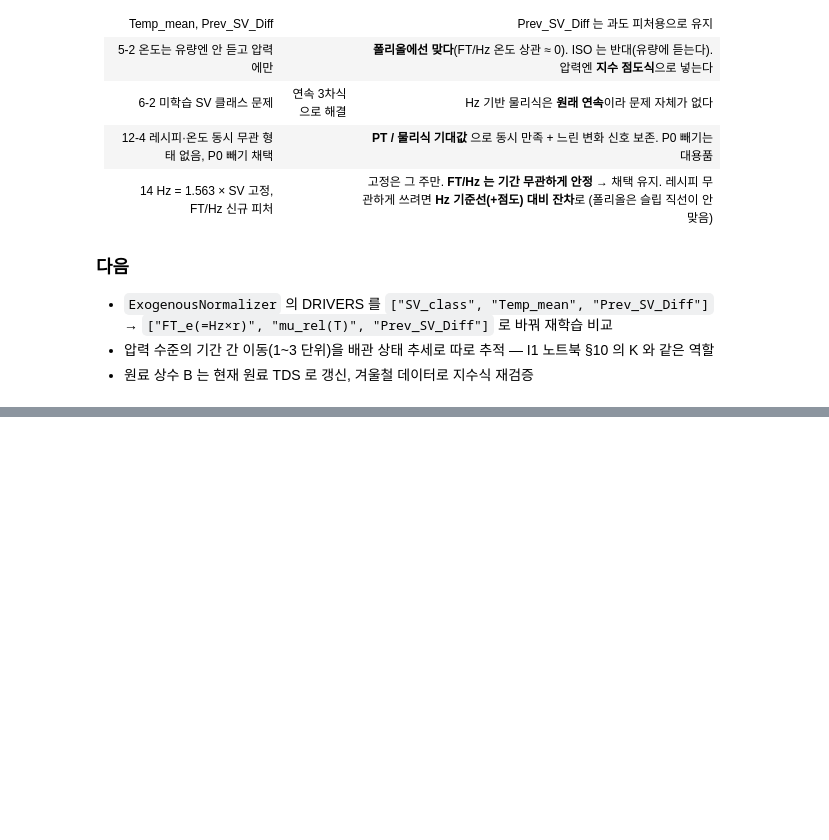
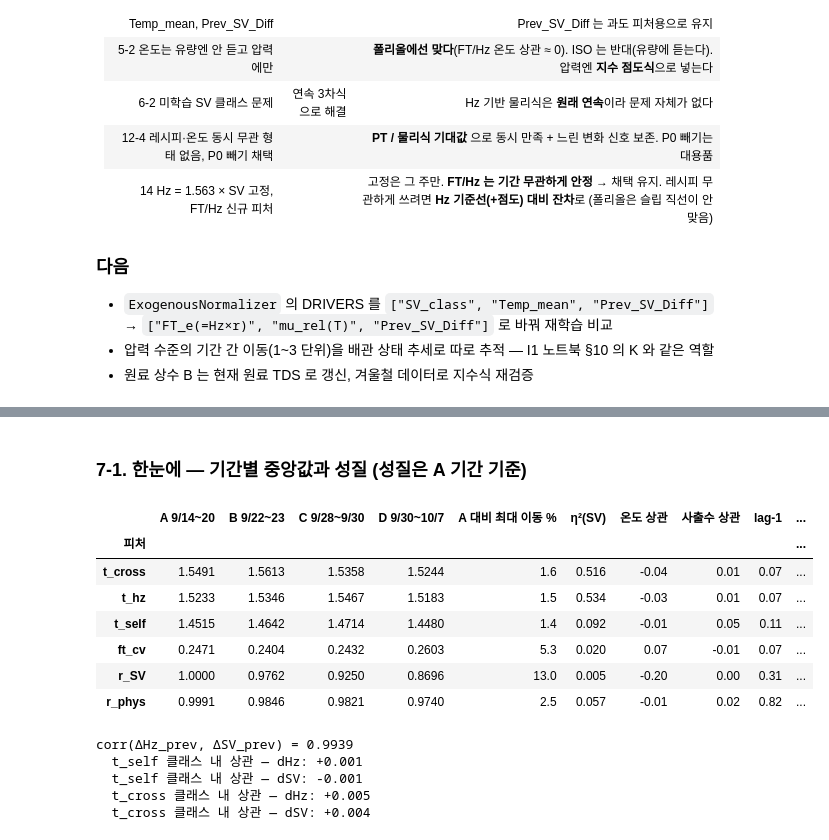
Before and after one commit to JeonJae02/KTA_Train, a Jupyter notebook: now_vis.ipynb, the cells around one changed output, grey strips where cells are left out. Saved outputs shown, nothing was run; the diff lists cells and outputs as text; code cells hidden in the pictures; blank space fills up the shorter version.

```diff
--- a/now_vis.ipynb
+++ b/now_vis.ipynb
@@ -529,0 +634,38 @@ Hz 기준선: 계수 [ 0.628675  0.007826 -0.001695 -0.006894]  — 점도항은
+# %% [markdown]
+### 7-1. 한눈에 — 기간별 중앙값과 성질 (성질은 A 기간 기준)
+# %%
+rows = []
+for f in ["t_cross", "t_hz", "t_self", "ft_cv", "r_SV", "r_phys"]:
+    row = {"피처": f}
+    for k, v in PT7.items():
+        row[k.split(" (")[0]] = round(v[f].median(), 4)
+    a_med = A7[f].median()
+    row["A 대비 최대 이동 %"] = round(max(abs(v[f].median() / a_med - 1) for v in PT7.values()) * 100, 1)
+    w = within(A7[f], A7.SV)
+    row.update({"η²(SV)": round(eta_squared(A7[f], A7.SV), 3), "온도 상관": round(w.corr(within(A7["T"], A7.SV)), 2),
+                "사출수 상관": round(w.corr(within(A7.n_shot.astype(float), A7.SV)), 2), "lag-1": round(w.autocorr(1), 2),
+                "결측 %": round(np.mean([v[f].isna().mean() for v in PT7.values()]) * 100, 1)})
+    rows.append(row)
+feat7 = pd.DataFrame(rows).set_index("피처")
+display(feat7)
+
+dd = A7.dropna(subset=["dHz", "dSV"])
+print(f"corr(ΔHz_prev, ΔSV_prev) = {dd.dHz.corr(dd.dSV):.4f}")
+for f in ["t_self", "t_cross"]:
+    for d in ["dHz", "dSV"]:
+        cc = A7.dropna(subset=[d, f])
+        print(f"  {f} 클래스 내 상관 — {d}: {within(cc[f], cc.SV).corr(cc[d]):+.3f}")
+# %% [output]
+|  | A 9/14~20 | B 9/22~23 | C 9/28~9/30 | D 9/30~10/7 | A 대비 최대 이동 % | η²(SV) | 온도 상관 | 사출수 상관 | lag-1 | ... |
+| 피처 |  |  |  |  |  |  |  |  |  | ... |
+| t_cross | 1.5491 | 1.5613 | 1.5358 | 1.5244 | 1.6 | 0.516 | -0.04 | 0.01 | 0.07 | ... |
+| t_hz | 1.5233 | 1.5346 | 1.5467 | 1.5183 | 1.5 | 0.534 | -0.03 | 0.01 | 0.07 | ... |
+| t_self | 1.4515 | 1.4642 | 1.4714 | 1.4480 | 1.4 | 0.092 | -0.01 | 0.05 | 0.11 | ... |
+| ft_cv | 0.2471 | 0.2404 | 0.2432 | 0.2603 | 5.3 | 0.020 | 0.07 | -0.01 | 0.07 | ... |
+| r_SV | 1.0000 | 0.9762 | 0.9250 | 0.8696 | 13.0 | 0.005 | -0.20 | 0.00 | 0.31 | ... |
+| r_phys | 0.9991 | 0.9846 | 0.9821 | 0.9740 | 2.5 | 0.057 | -0.01 | 0.02 | 0.82 | ... |
+corr(ΔHz_prev, ΔSV_prev) = 0.9939
+  t_self 클래스 내 상관 — dHz: +0.001
+  t_self 클래스 내 상관 — dSV: -0.001
+  t_cross 클래스 내 상관 — dHz: +0.005
+  t_cross 클래스 내 상관 — dSV: +0.004
```
Also changed, not shown: parts of 7 cells of this notebook, 3 other files.
